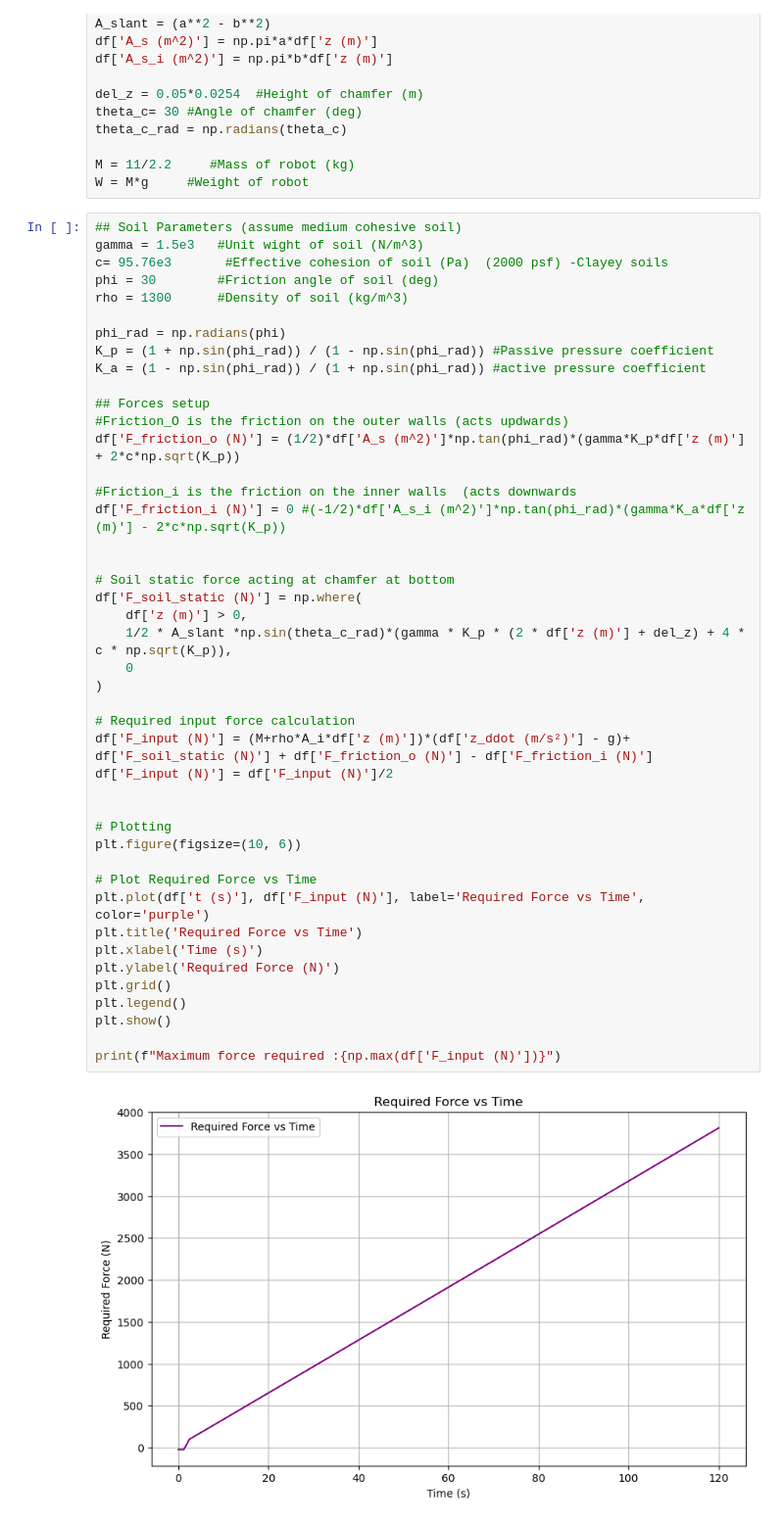
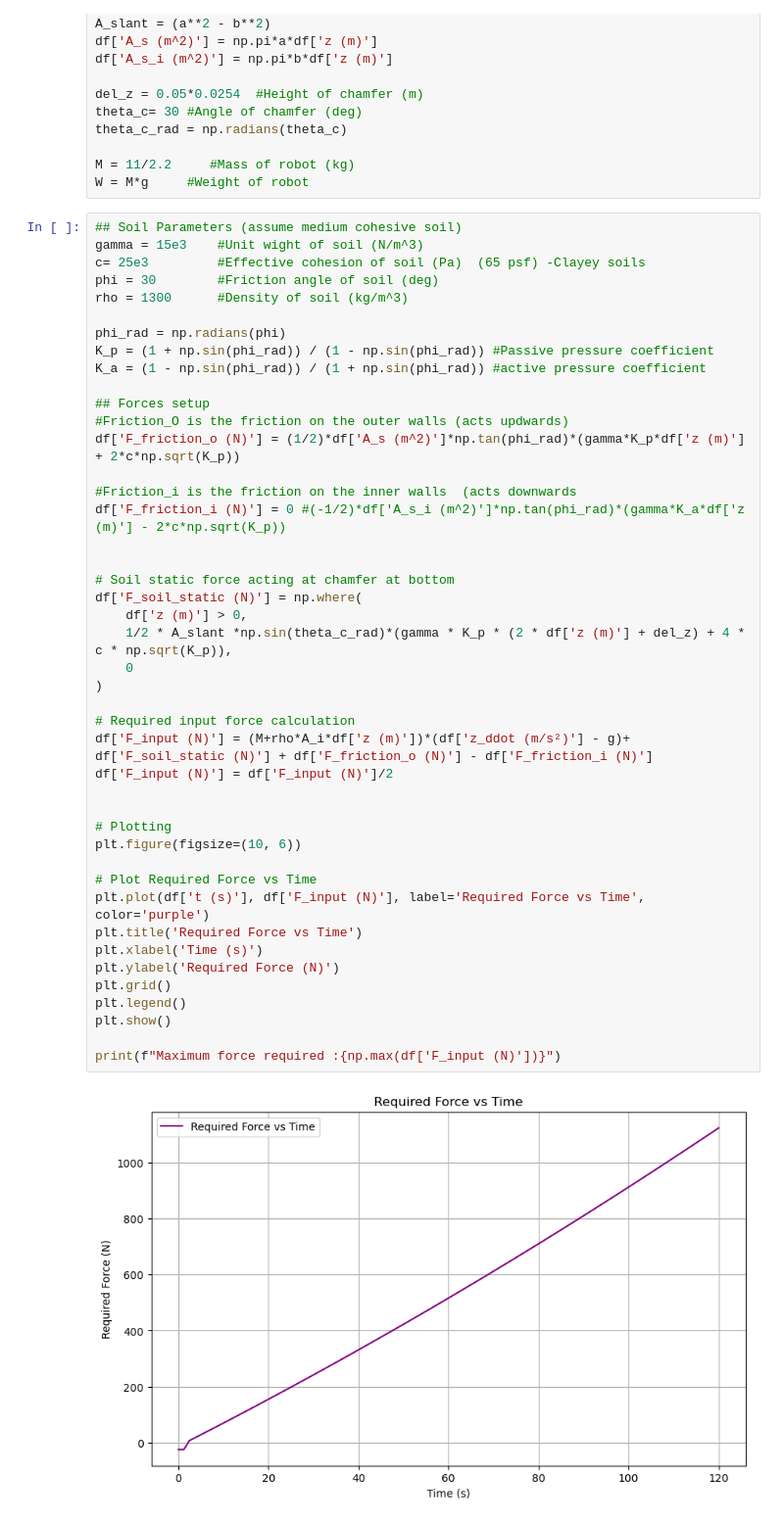
Before and after one commit to lokichubs/TerraProbe, a Jupyter notebook: Modeling Work/prelim_phys_model.ipynb, the cells around one changed output. Shown at 98% size. Drawn from its saved outputs; the diff is of its cells as text.

Commit message:
modifed cohesion for clayey soils (25 kpa)

```diff
--- a/Modeling Work/prelim_phys_model.ipynb
+++ b/Modeling Work/prelim_phys_model.ipynb
@@ -103,8 +103,8 @@ M = 11/2.2     #Mass of robot (kg)
 W = M*g     #Weight of robot
 # %%
 ## Soil Parameters (assume medium cohesive soil)
-gamma = 1.5e3   #Unit wight of soil (N/m^3)
-c= 95.76e3       #Effective cohesion of soil (Pa)  (2000 psf) -Clayey soils
+gamma = 15e3    #Unit wight of soil (N/m^3)
+c= 25e3         #Effective cohesion of soil (Pa)  (65 psf) -Clayey soils
 phi = 30        #Friction angle of soil (deg)
 rho = 1300      #Density of soil (kg/m^3)
 
@@ -119,31 +119,31 @@ df['F_friction_o (N)'] = (1/2)*df['A_s (m^2)']*np.tan(phi_rad)*(gamma*K_p*df['z
 #Friction_i is the friction on the inner walls  (acts downwards
 df['F_friction_i (N)'] = 0 #(-1/2)*df['A_s_i (m^2)']*np.tan(phi_rad)*(gamma*K_a*df['z (m)'] - 2*c*np.sqrt(K_p))
 
 
 # Soil static force acting at chamfer at bottom
 df['F_soil_static (N)'] = np.where(
     df['z (m)'] > 0,
     1/2 * A_slant *np.sin(theta_c_rad)*(gamma * K_p * (2 * df['z (m)'] + del_z) + 4 * c * np.sqrt(K_p)),
     0
 )
 
 # Required input force calculation
 df['F_input (N)'] = (M+rho*A_i*df['z (m)'])*(df['z_ddot (m/s²)'] - g)+ df['F_soil_static (N)'] + df['F_friction_o (N)'] - df['F_friction_i (N)']
 df['F_input (N)'] = df['F_input (N)']/2
 
 
 # Plotting
 plt.figure(figsize=(10, 6))
 
 # Plot Required Force vs Time
 plt.plot(df['t (s)'], df['F_input (N)'], label='Required Force vs Time', color='purple')
 plt.title('Required Force vs Time')
 plt.xlabel('Time (s)')
 plt.ylabel('Required Force (N)')
 plt.grid()
 plt.legend()
 plt.show()
 
 print(f"Maximum force required :{np.max(df['F_input (N)'])}")
 # %% [output]
-[figure, old version]
+[figure, new version]
```
Also changed, not shown: parts of 2 cells of this notebook.
